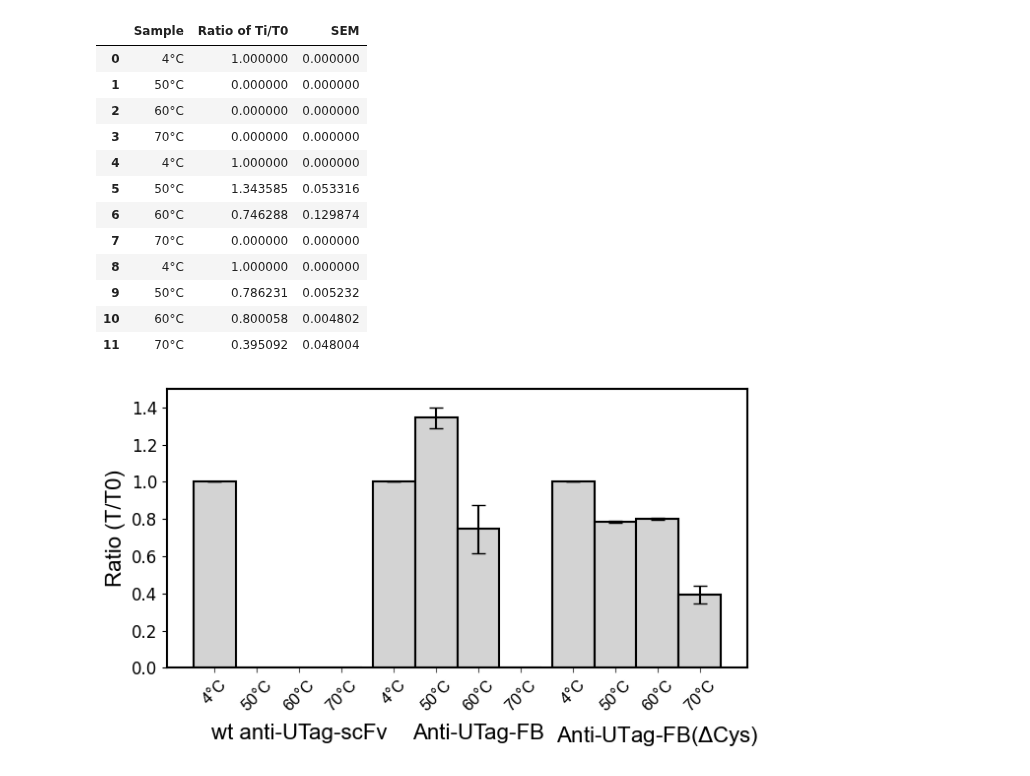
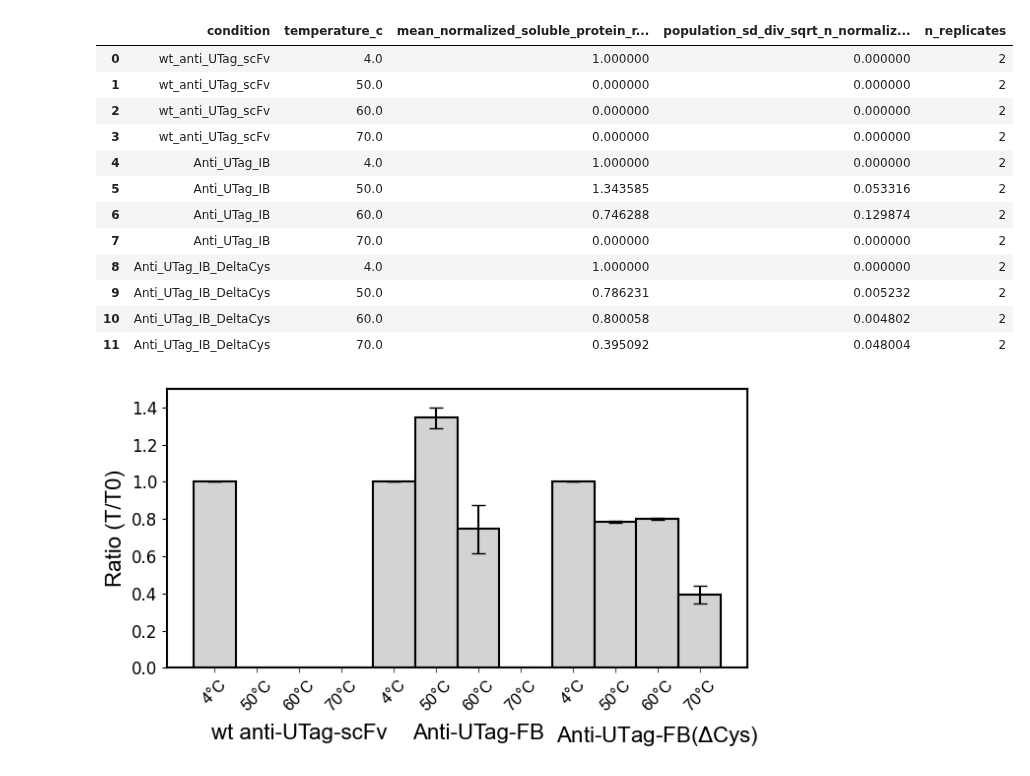
Before and after one commit to ningzhaoAnschutz/utag_paper, a Jupyter notebook: notebooks/Figure_5/Figure_5_C.ipynb, the cells around one changed output. Drawn from its saved outputs; the diff is of its cells as text; code cells hidden in the pictures.

Commit message:
raw data for figure 5

```diff
--- a/notebooks/Figure_5/Figure_5_C.ipynb
+++ b/notebooks/Figure_5/Figure_5_C.ipynb
@@ -8,31 +24,41 @@ one_drive_dir = mi.Utilities.get_one_drive_dir()
 # %%
-data_dir =one_drive_dir.joinpath('General - Zhao (NZ) Lab/Zhao lab shared folder/Our papers/Anti-Utag-frankenbody paper/Fig. 5 Thermostability/thermal_stability_data_python.xlsx')
-thermal_stability_data = pd.read_excel(data_dir, sheet_name=None)
-results_dir = one_drive_dir.joinpath('General - Zhao (NZ) Lab/Zhao lab shared folder/Our papers/Anti-Utag-frankenbody paper/Fig. 5 Thermostability')
+data_path = source_data_folder / 'thermal_stability_data_python.xlsx'
+thermal_stability_data = pd.read_excel(data_path, sheet_name='Sheet1')
 # %%
-# convert the data to a pandas DataFrame
-thermal_stability_data = {sheet_name: pd.read_excel(data_dir, sheet_name='Sheet1') for sheet_name in thermal_stability_data.keys()}
-# selecting the data from 4 to 70 C
-thermal_stability_data = {sheet: df.iloc[0:12] for sheet, df in thermal_stability_data.items()}
-thermal_stability_data
-df = thermal_stability_data['Sheet1']
-# add the degree Celsius to the ' Sample' temperature column values, removing the 'C' character with '°C'
-df['Sample'] = df['Sample'].str.replace('C', '°C')
-# df
+df = thermal_stability_data.iloc[:12].copy()
+df.columns = df.columns.str.strip()
+df['Sample'] = df['Sample'].str.replace('C', '°C', regex=False)
+
+condition_labels = np.repeat([
+    'wt_anti_UTag_scFv',
+    'Anti_UTag_IB',
+    'Anti_UTag_IB_DeltaCys'
+], 4)
+figure_5c_summary_df = pd.DataFrame({
+    'condition': condition_labels,
+    'temperature_c': df['Sample'].str.replace('°C', '', regex=False).astype(float),
+    'mean_normalized_soluble_protein_ratio': df['Ratio of Ti/T0'].astype(float),
+    'population_sd_div_sqrt_n_normalized_soluble_protein_ratio': df['SEM'].astype(float),
+    'n_replicates': 2
+})
+figure_5c_summary_df.to_csv(
+    raw_data_folder / 'Figure_5C_thermal_solubility_summary.csv',
+    index=False
+)
 # %%
-df
+figure_5c_summary_df
 # %% [output]
-|  | Sample | Ratio of Ti/T0 | SEM |
-| 0 | 4°C | 1.000000 | 0.000000 |
-| 1 | 50°C | 0.000000 | 0.000000 |
-| 2 | 60°C | 0.000000 | 0.000000 |
-| 3 | 70°C | 0.000000 | 0.000000 |
-| 4 | 4°C | 1.000000 | 0.000000 |
-| 5 | 50°C | 1.343585 | 0.053316 |
-| 6 | 60°C | 0.746288 | 0.129874 |
-| 7 | 70°C | 0.000000 | 0.000000 |
-| 8 | 4°C | 1.000000 | 0.000000 |
-| 9 | 50°C | 0.786231 | 0.005232 |
-| 10 | 60°C | 0.800058 | 0.004802 |
-| 11 | 70°C | 0.395092 | 0.048004 |
+|  | condition | temperature_c | mean_normalized_soluble_protein_r... | population_sd_div_sqrt_n_normaliz... | n_replicates |
+| 0 | wt_anti_UTag_scFv | 4.0 | 1.000000 | 0.000000 | 2 |
+| 1 | wt_anti_UTag_scFv | 50.0 | 0.000000 | 0.000000 | 2 |
+| 2 | wt_anti_UTag_scFv | 60.0 | 0.000000 | 0.000000 | 2 |
+| 3 | wt_anti_UTag_scFv | 70.0 | 0.000000 | 0.000000 | 2 |
+| 4 | Anti_UTag_IB | 4.0 | 1.000000 | 0.000000 | 2 |
+| 5 | Anti_UTag_IB | 50.0 | 1.343585 | 0.053316 | 2 |
+| 6 | Anti_UTag_IB | 60.0 | 0.746288 | 0.129874 | 2 |
+| 7 | Anti_UTag_IB | 70.0 | 0.000000 | 0.000000 | 2 |
+| 8 | Anti_UTag_IB_DeltaCys | 4.0 | 1.000000 | 0.000000 | 2 |
+| 9 | Anti_UTag_IB_DeltaCys | 50.0 | 0.786231 | 0.005232 | 2 |
+| 10 | Anti_UTag_IB_DeltaCys | 60.0 | 0.800058 | 0.004802 | 2 |
+| 11 | Anti_UTag_IB_DeltaCys | 70.0 | 0.395092 | 0.048004 | 2 |
 # %%
```
Also changed, not shown: parts of 2 cells of this notebook, 1 other file.
